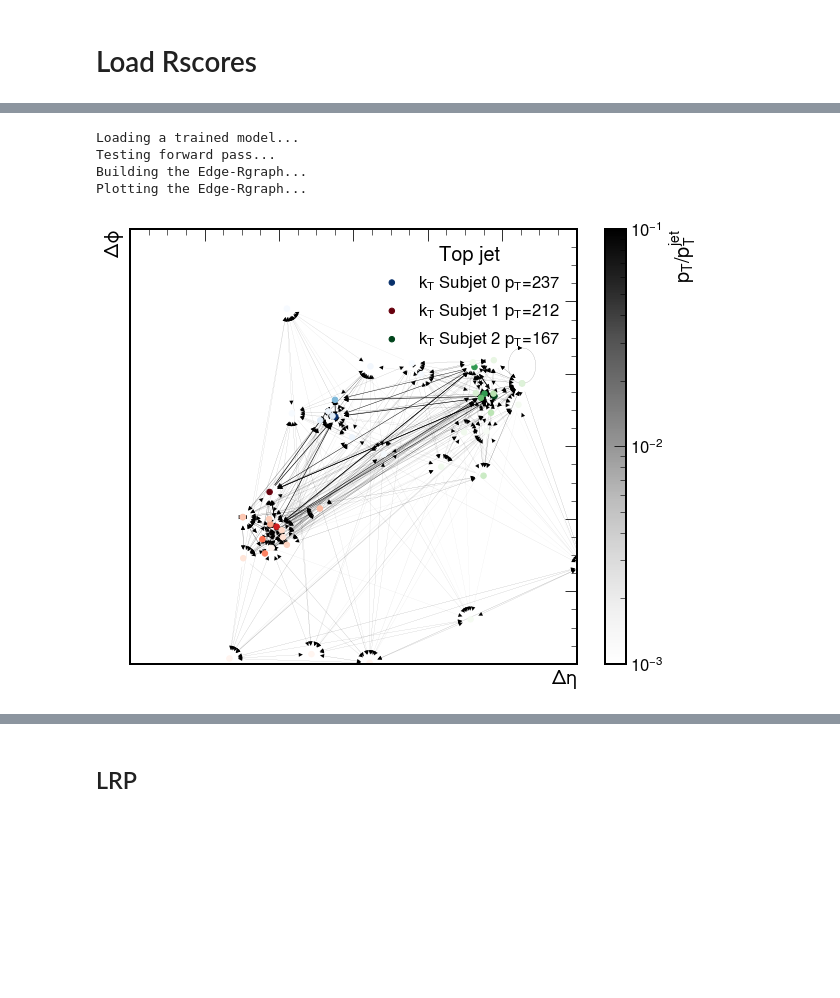
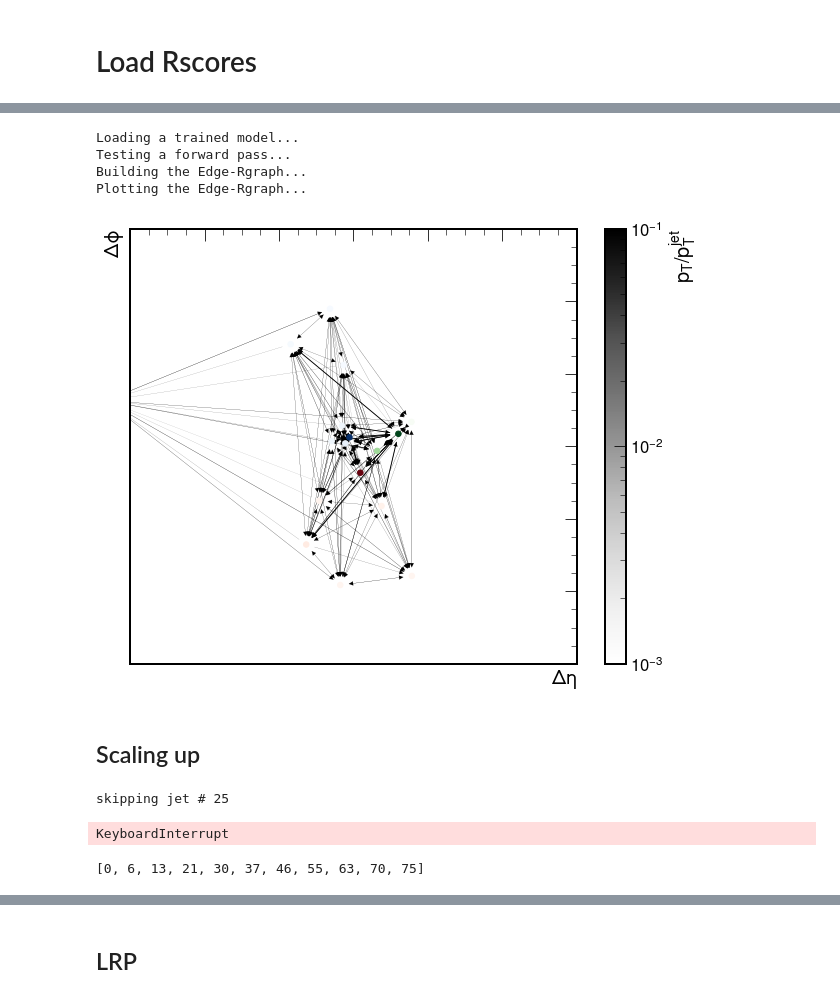
Before and after one commit to farakiko/xai4hep, a Jupyter notebook: binder/fastjet.ipynb, the cells around one changed output, grey strips where cells are left out. Cells and saved outputs as stored; diff of their text form; code cells hidden in the pictures; blank space fills up the shorter version.

```diff
--- a/binder/fastjet.ipynb
+++ b/binder/fastjet.ipynb
@@ -51,7 +59,7 @@ jetdef = fastjet.JetDefinition(JET_ALGO, 0.8)
 # %% [markdown]
 # Load Rscores
 # %%
-PATH = '/xai4hepvol/Rscores/'
+PATH = '/xai4hepvol/ParticleNet_6/best_epoch'
 
 import networkx as nx
 import torch
@@ -63,8 +71,8 @@ with open(f'{PATH}/batch_x.pkl', 'rb') as handle:
     batch_x_list = pkl.load(handle)
 with open(f'{PATH}/batch_y.pkl', 'rb') as handle:
     batch_y_list = pkl.load(handle)
-with open(f'{PATH}/Rscores.pkl', 'rb') as handle:
-    Rscores_list = pkl.load(handle)
+# with open(f'{PATH}/Rscores.pkl', 'rb') as handle:
+#     Rscores_list = pkl.load(handle)
 with open(f'{PATH}/R_edges.pkl', 'rb') as handle:
     R_edges_list = pkl.load(handle)
 with open(f'{PATH}/edge_index.pkl', 'rb') as handle:
@@ -202,8 +189,8 @@ else:
 # %%
-from networkx import draw_networkx_nodes, draw_networkx_edges
-
 Num_jets = len(batch_px_list)
 for i in range(Num_jets):
+    if i!=0:
+        continue
 
     jet_input = batch_x_list[i]
     jet_label = batch_y_list[i]
@@ -232,7 +219,7 @@ for i in range(Num_jets):
     model.load_state_dict(state_dict)
 
     # testing the score
-    print('Testing forward pass...')
+    print('Testing a forward pass...')
     sig = nn.Sigmoid()
     model_score = round(sig(model(Batch(x=jet_input, batch=torch.zeros(len(jet_input), dtype=int)))[0]).item(),3)
 
@@ -246,9 +233,9 @@ for i in range(Num_jets):
         pos[node_i] = eta_phi.numpy()[node_i]
 
     # build graph
-    for edgeconv in ['edge_conv_2']:
-        edge_index, edge_weight = edge_index_dic[edgeconv], torch.abs(R_edges[edgeconv]).sum(axis=1)
-        edge_Rscores = edge_weight/sum(edge_weight)  # normalize sum of Rscores of all jets to be 1
+#     for edgeconv in ['edge_conv_2']:
+    edge_index, edge_weight = edge_index_dic, torch.abs(R_edges).sum(axis=1)
+    edge_Rscores = edge_weight/sum(edge_weight)  # normalize sum of Rscores of all jets to be 1
 
     data = torch_geometric.data.Data(edge_index=edge_index, edge_weight=edge_weight, num_nodes=num_nodes)
     G = torch_geometric.utils.to_networkx(data, to_undirected=False)
@@ -266,35 +253,86 @@ for i in range(Num_jets):
                             nodelist=np.array(list(G))[subjet_idx==j].tolist(),
                             node_color=10*pt[subjet_idx==j],
                             node_size=30,
                             cmap=COLOR_from_idx[j],
                             ax=ax,
                             label=f"{LABEL[JET_ALGO]} Subjet {j} $p_{{\mathrm{{T}}}}$={subjet_vectors[j].pt:.0f}",
                            )
     plt.scatter([], [], c=[], cmap="Greys", norm=colors.LogNorm(vmin=0.001, vmax=0.1))
     cbar = plt.colorbar()
     cbar.set_label("$p_{\mathrm{T}} / p_{\mathrm{T}}^{\mathrm{jet}}$")
-    ax.legend()
+#     ax.legend()
 
     draw_networkx_edges(G, pos,
                         width=40*(edge_Rscores),
                         edge_color='k',
                         style='solid',
                         arrowsize=10,
                         ax=ax,
                        )
 
     plt.xlabel(r"$\Delta\eta$")
     plt.ylabel(r"$\Delta\phi$")
     plt.ylim(-0.6, 0.6)
     plt.xlim(-0.6, 0.6);
-    plt.legend(title="Top jet" if jet_label==1 else "QCD jet")
+#     plt.legend(title="Top jet" if jet_label==1 else "QCD jet")
     # plt.savefig(f"etaphi_{i}.pdf")
-    plt.savefig(f"/xai4hepvol/test.pdf")
+#     plt.savefig(f"/xai4hepvol/test.pdf")
 
     break
 # %% [output]
 Loading a trained model...
-Testing forward pass...
+Testing a forward pass...
 Building the Edge-Rgraph...
 Plotting the Edge-Rgraph...
-[figure, old version]
+[figure, new version]
+# %% [markdown]
+## Scaling up
+# %%
+Num_jets = len(batch_px_list)
+
+top = [0] * 11
+qcd = [0] * 11
+
+from tqdm.notebook import tqdm
+c_remove = 0
+c_keep = 0
+for i in tqdm(range(Num_jets)):
+    jet_label = batch_y_list[i]
+
+    R_edges = R_edges_list[i]
+    edge_index_dic = edge_index_list[i]
+
+    px = batch_px_list[i]
+    py = batch_py_list[i]
+    pz = batch_pz_list[i]
+    e = batch_E_list[i]
+
+    # get subjets
+    try:
+        subjet_idx, subjet_vectors, eta, phi, pt = get_subjets(px, py, pz, e)
+    except:
+        print(f"skipping jet # {i}")
+        c_remove += 1
+        continue
+
+    # top N edges
+    edge_index, edge_weight = edge_index_dic, torch.abs(R_edges).sum(axis=1)
+    edge_Rscores = edge_weight/sum(edge_weight)  # normalize sum of Rscores of all jets to be 1
+
+    for N in range(1, 11, 1):
+        for edge in torch.topk(edge_Rscores, N).indices:
+            if jet_label==1:
+                if subjet_idx[edge_index[0][edge]]!=subjet_idx[edge_index[1][edge]]:
+                    top[N] += 1
+            else:
+                if subjet_idx[edge_index[0][edge]]!=subjet_idx[edge_index[1][edge]]:
+                    qcd[N] += 1
+    c_keep += 1
+print(f"total # of jets processed is {c_keep-c_remove}")
+# %% [output]
+skipping jet # 25
+KeyboardInterrupt
+# %%
+top
+# %% [output]
+[0, 6, 13, 21, 30, 37, 46, 55, 63, 70, 75]
```
Also changed, not shown: parts of 15 cells of this notebook.
